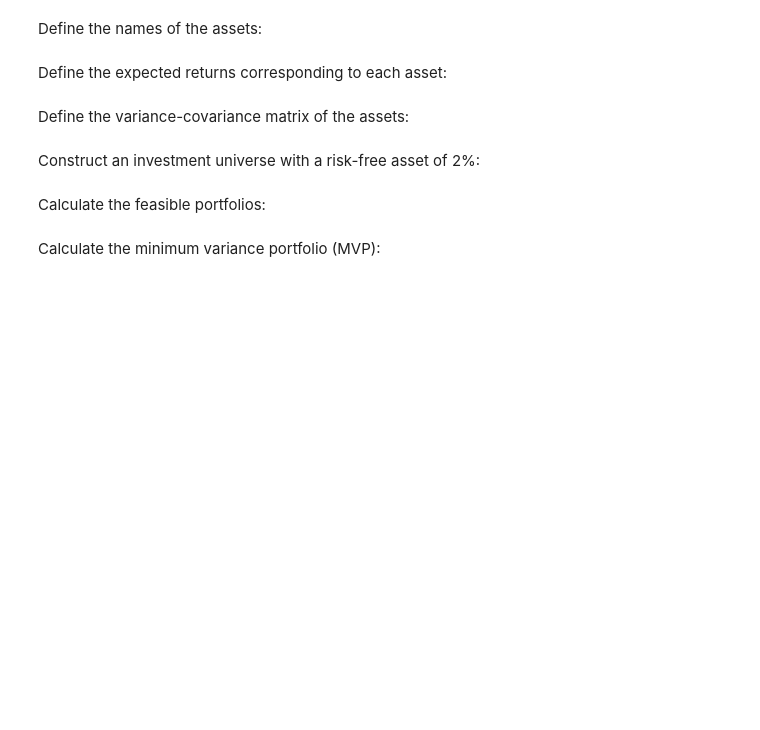
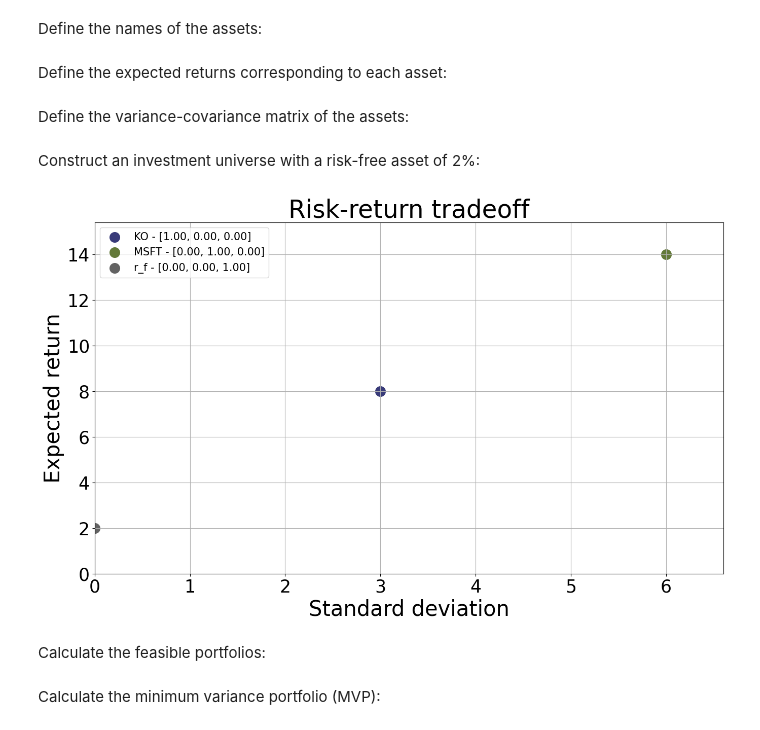
Before and after one commit to pamun/pyvest, a Jupyter notebook: examples/investment_universe_with_r_f.ipynb, the cells around one changed output. Saved outputs shown, nothing was run; the diff lists cells and outputs as text; code cells hidden in the pictures; blank space fills up the shorter version.

```diff
--- a/examples/investment_universe_with_r_f.ipynb
+++ b/examples/investment_universe_with_r_f.ipynb
@@ -24,3 +24,7 @@ investment_universe_with_r_f = InvestmentUniverse(assets, mu, cov, r_f=2)
+# %%
+investment_universe_with_r_f.plot()
+# %% [output]
+[figure, added]
 # %% [markdown]
 Calculate the feasible portfolios:
 # %%
```
Also changed, not shown: parts of 5 cells of this notebook, 5 other files.
